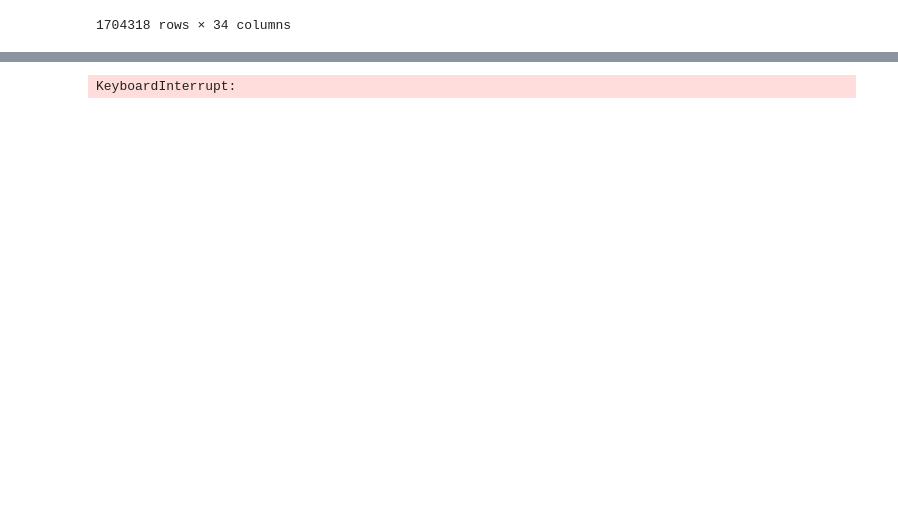
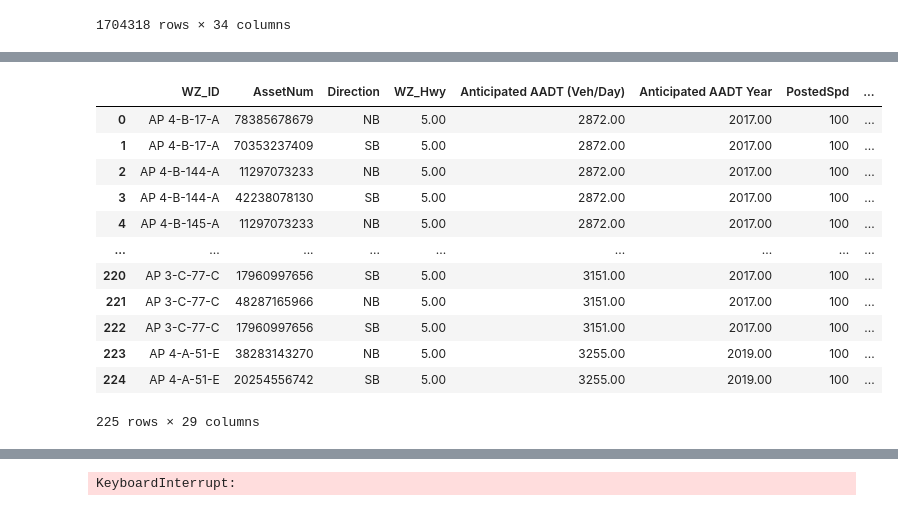
Before and after one commit to Gargoum-Lab/Workzone, a Jupyter notebook: code/feature_analysis.ipynb, the cells around one changed output, grey strips where cells are left out. Cells and saved outputs as stored; diff of their text form; code cells hidden in the pictures; blank space fills up the shorter version.

```diff
--- a/code/feature_analysis.ipynb
+++ b/code/feature_analysis.ipynb
@@ -26,0 +45,18 @@ df
+# %%
+df_features = pd.read_excel(os.path.join(input_root_path, 'Layout Plans\Weekly Approved H1080 TCPs\Work Zone Features.xlsx'), sheet_name=0)
+df_features = df_features.drop(df_features.index[0]).reset_index(drop=True)
+df_features
+# %% [output]
+|  | WZ_ID | AssetNum | Direction | WZ_Hwy | Anticipated AADT (Veh/Day) | Anticipated AADT Year | PostedSpd | ... |
+| 0 | AP 4-B-17-A | 78385678679 | NB | 5.00 | 2872.00 | 2017.00 | 100 | ... |
+| 1 | AP 4-B-17-A | 70353237409 | SB | 5.00 | 2872.00 | 2017.00 | 100 | ... |
+| 2 | AP 4-B-144-A | 11297073233 | NB | 5.00 | 2872.00 | 2017.00 | 100 | ... |
+| 3 | AP 4-B-144-A | 42238078130 | SB | 5.00 | 2872.00 | 2017.00 | 100 | ... |
+| 4 | AP 4-B-145-A | 11297073233 | NB | 5.00 | 2872.00 | 2017.00 | 100 | ... |
+| ... | ... | ... | ... | ... | ... | ... | ... | ... |
+| 220 | AP 3-C-77-C | 17960997656 | SB | 5.00 | 3151.00 | 2017.00 | 100 | ... |
+| 221 | AP 3-C-77-C | 48287165966 | NB | 5.00 | 3151.00 | 2017.00 | 100 | ... |
+| 222 | AP 3-C-77-C | 17960997656 | SB | 5.00 | 3151.00 | 2017.00 | 100 | ... |
+| 223 | AP 4-A-51-E | 38283143270 | NB | 5.00 | 3255.00 | 2019.00 | 100 | ... |
+| 224 | AP 4-A-51-E | 20254556742 | SB | 5.00 | 3255.00 | 2019.00 | 100 | ... |
+225 rows × 29 columns
```
Also changed, not shown: parts of 7 cells of this notebook, 1 other file.
